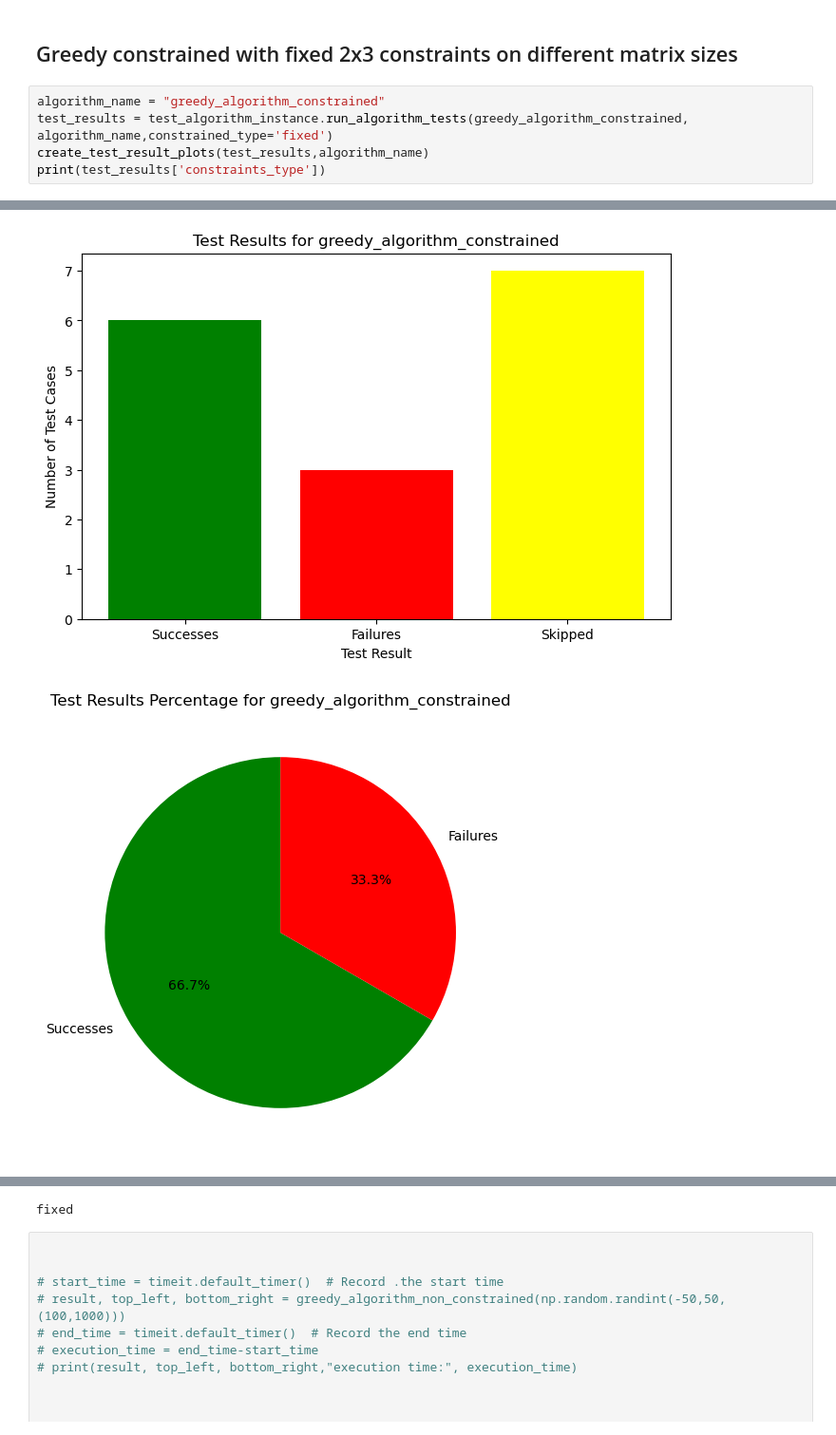
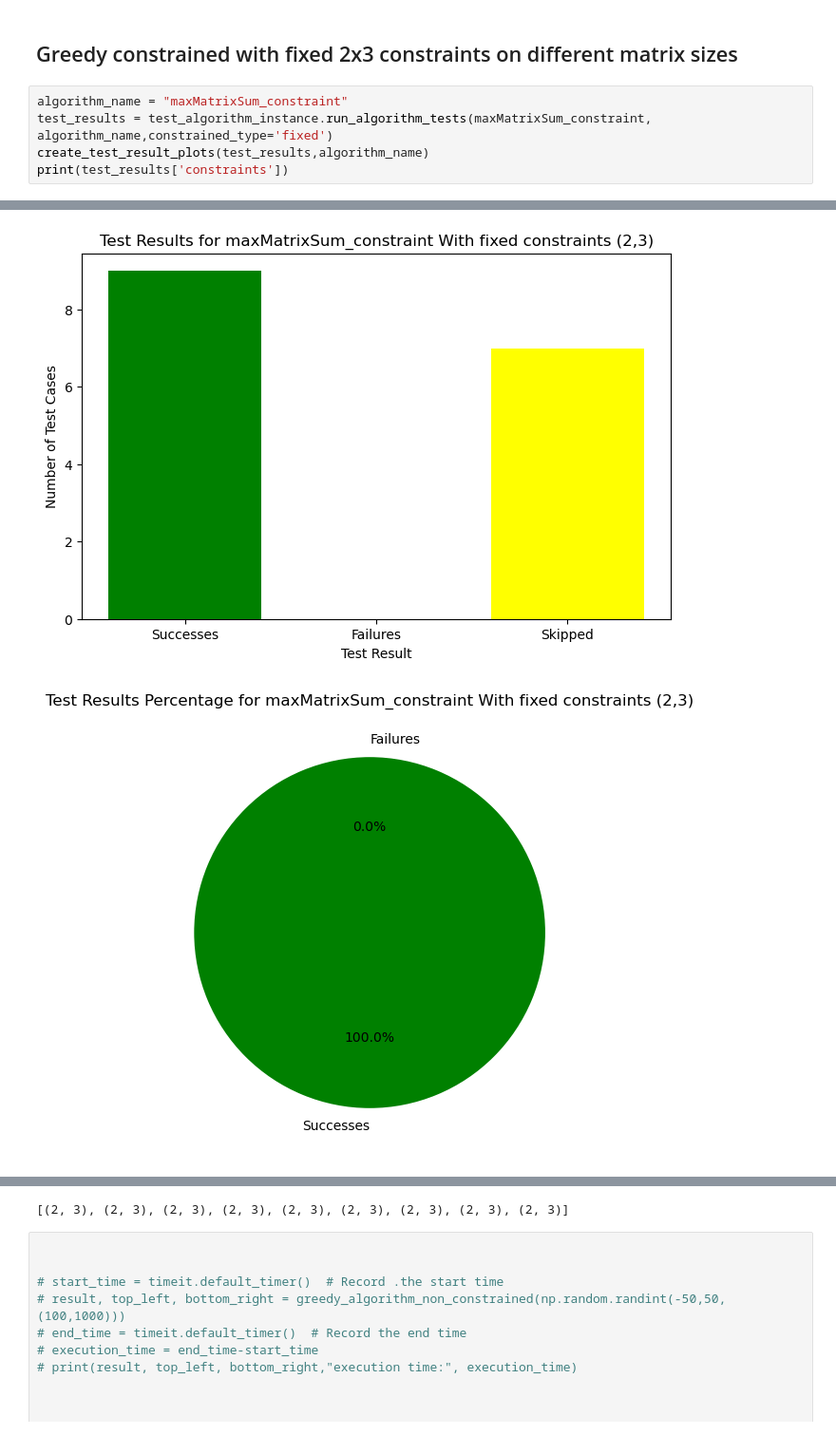
Before and after one commit to Amrithya/Advanced-Algorithm-Project-2023-2024, a Jupyter notebook: main_amgad.ipynb, the cells around one changed output, grey strips where cells are left out. Shown at 95% size. Cells and saved outputs as stored; diff of their text form.

Commit message:
removed greedy constraind

```diff
--- a/main_amgad.ipynb
+++ b/main_amgad.ipynb
@@ -97,8 +99,8 @@ Success Percentage for maxMatrixSum_constraint: 85.71%
 # %% [markdown]
 ## Greedy constrained with fixed 2x3 constraints on different matrix sizes
 # %%
-algorithm_name = "greedy_algorithm_constrained"
-test_results = test_algorithm_instance.run_algorithm_tests(greedy_algorithm_constrained, algorithm_name,constrained_type='fixed')
+algorithm_name = "maxMatrixSum_constraint"
+test_results = test_algorithm_instance.run_algorithm_tests(maxMatrixSum_constraint, algorithm_name,constrained_type='fixed')
 create_test_result_plots(test_results,algorithm_name)
-print(test_results['constraints_type'])
+print(test_results['constraints'])
 # %% [output]
@@ -122,2 +124,2 @@ Success Percentage for greedy_algorithm_constrained: 66.67%
-[figure, old version]
+[figure, new version]
-[figure, old version]
+[figure, new version]
@@ -125,4 +127,4 @@ Success Percentage for greedy_algorithm_constrained: 66.67%
-fixed
+[(2, 3), (2, 3), (2, 3), (2, 3), (2, 3), (2, 3), (2, 3), (2, 3), (2, 3)]
 # %%
 
 
```
Also changed, not shown: parts of 4 cells of this notebook, 4 other files.
